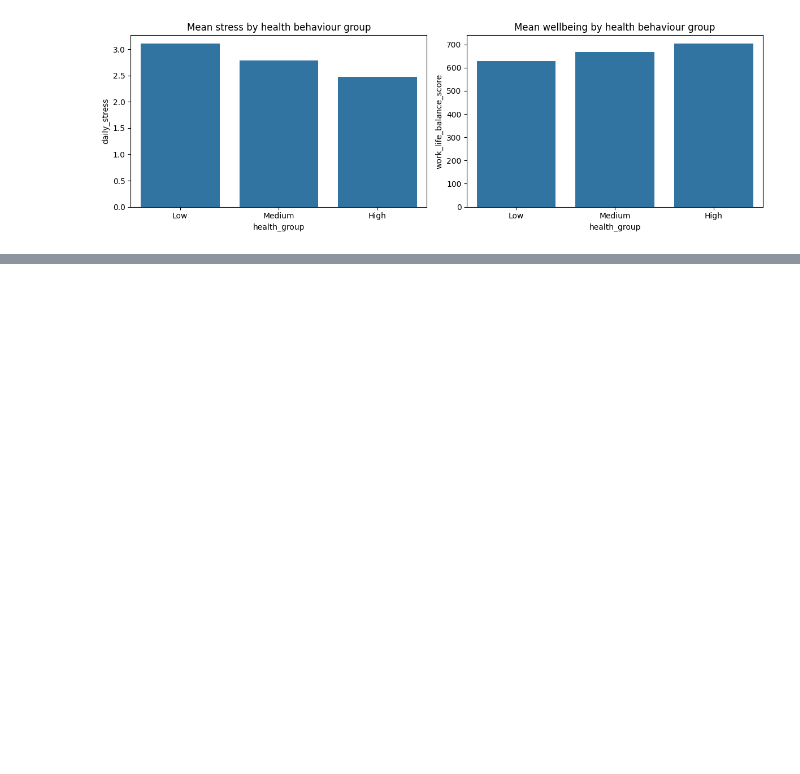
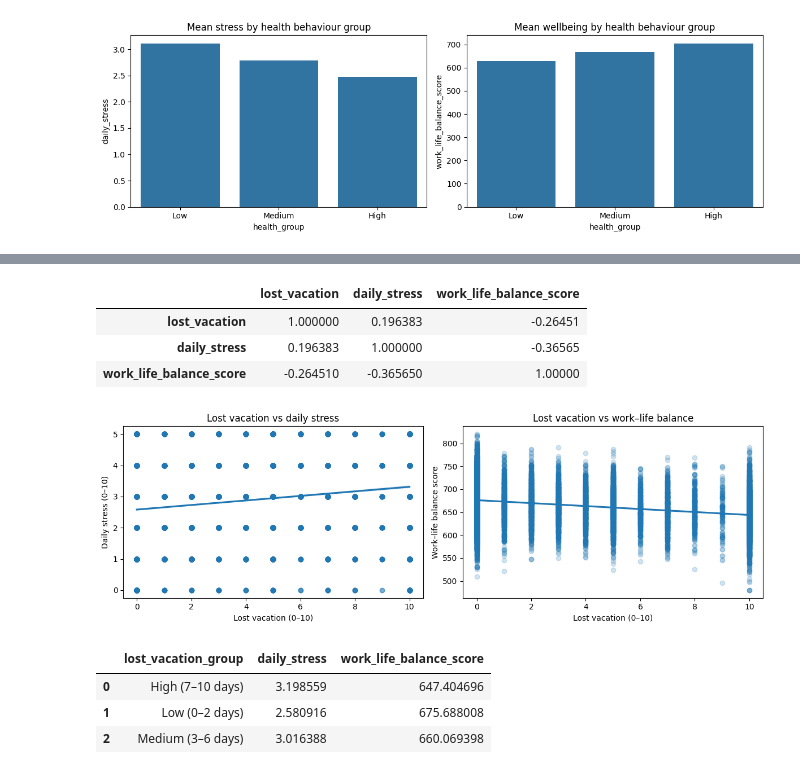
Before and after one commit to giaaxa/lifestyle_wellbeing_analysis, a Jupyter notebook: jupyter_notebooks/Data_visualizations.ipynb, the cells around one changed output, grey strips where cells are left out. Saved outputs shown, nothing was run; the diff lists cells and outputs as text; code cells hidden in the pictures; blank space fills up the shorter version.

```diff
--- a/jupyter_notebooks/Data_visualizations.ipynb
+++ b/jupyter_notebooks/Data_visualizations.ipynb
@@ -237,0 +265,65 @@ For a wellbeing programme, these behaviours are strong candidates for:
+# %%
+df[h2_cols].corr()
+# %% [output]
+|  | lost_vacation | daily_stress | work_life_balance_score |
+| lost_vacation | 1.000000 | 0.196383 | -0.26451 |
+| daily_stress | 0.196383 | 1.000000 | -0.36565 |
+| work_life_balance_score | -0.264510 | -0.365650 | 1.00000 |
+# %%
+import matplotlib.pyplot as plt
+import seaborn as sns
+
+fig, axes = plt.subplots(1, 2, figsize=(12, 4))
+
+# Lost vacation vs daily stress
+sns.regplot(
+    data=df,
+    x="lost_vacation",
+    y="daily_stress",
+    ax=axes[0],
+    scatter_kws={"alpha": 0.2}
+)
+axes[0].set_title("Lost vacation vs daily stress")
+axes[0].set_xlabel("Lost vacation (0–10)")
+axes[0].set_ylabel("Daily stress (0–10)")
+
+# Lost vacation vs work-life balance
+sns.regplot(
+    data=df,
+    x="lost_vacation",
+    y="work_life_balance_score",
+    ax=axes[1],
+    scatter_kws={"alpha": 0.2}
+)
+axes[1].set_title("Lost vacation vs work–life balance")
+axes[1].set_xlabel("Lost vacation (0–10)")
+axes[1].set_ylabel("Work–life balance score")
+
+plt.tight_layout()
+plt.show()
+# %% [output]
+[figure, added]
+# %%
+def lost_vacation_group(x):
+    if x <= 2:
+        return "Low (0–2 days)"
+    elif x <= 6:
+        return "Medium (3–6 days)"
+    else:
+        return "High (7–10 days)"
+
+df["lost_vacation_group"] = df["lost_vacation"].apply(lost_vacation_group)
+
+group_means = (
+    df
+    .groupby("lost_vacation_group")[["daily_stress", "work_life_balance_score"]]
+    .mean()
+    .reset_index()
+)
+
+group_means
+# %% [output]
+|  | lost_vacation_group | daily_stress | work_life_balance_score |
+| 0 | High (7–10 days) | 3.198559 | 647.404696 |
+| 1 | Low (0–2 days) | 2.580916 | 675.688008 |
+| 2 | Medium (3–6 days) | 3.016388 | 660.069398 |
```
Also changed, not shown: parts of 5 cells of this notebook.
